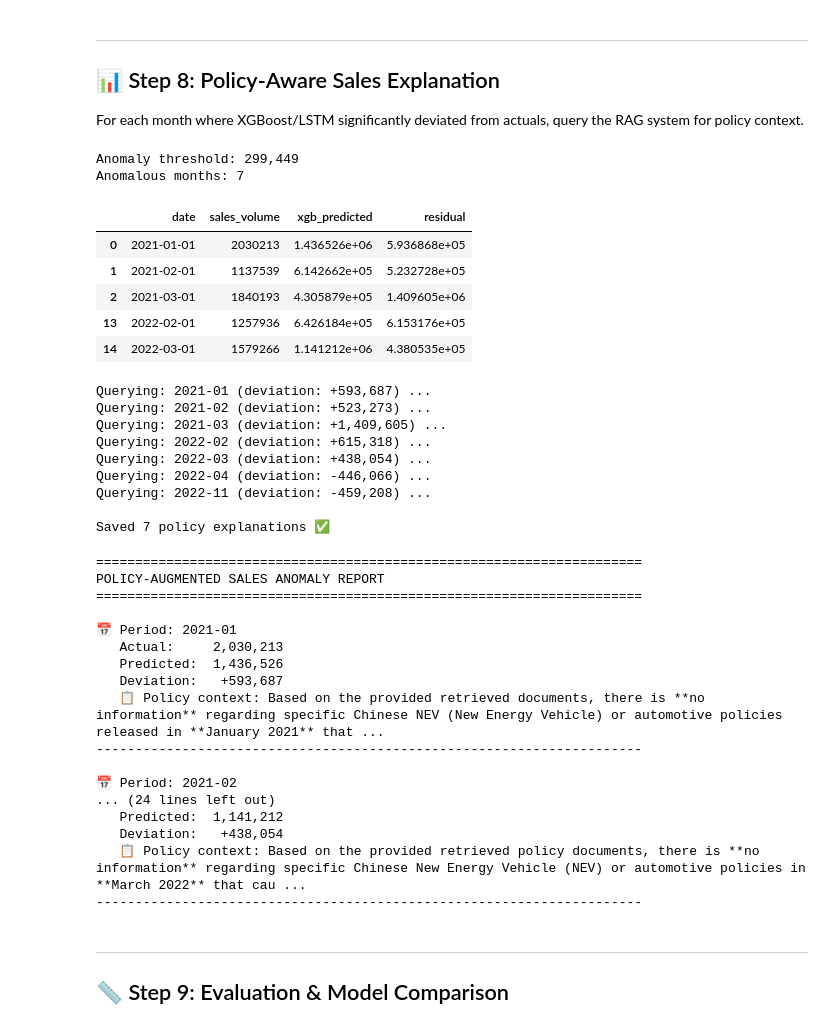
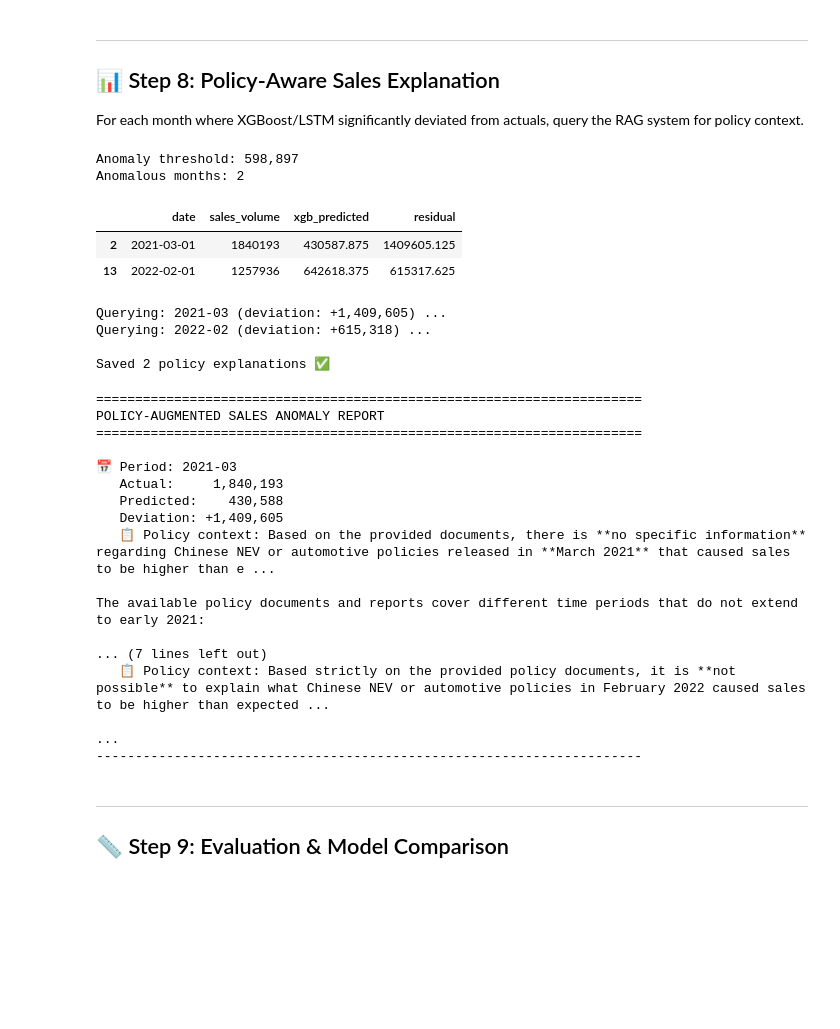
Before and after one commit to TanvirTurja/automotive-policy-rag, a Jupyter notebook: training.ipynb, the cells around one changed output. Saved outputs shown, nothing was run; the diff lists cells and outputs as text; code cells hidden in the pictures; blank space fills up the shorter version.

```diff
--- a/training.ipynb
+++ b/training.ipynb
@@ -751,27 +752,24 @@ The question asks why NEV sales dropped in mid-2019. However, based strictly on
 
 For each month where XGBoost/LSTM significantly deviated from actuals, query the RAG system for policy context.
 # %%
-# ── Detect Sales Anomalies (actual vs predicted deviation > 1 std) ──
+# ── Detect Sales Anomalies (actual vs predicted deviation > 2 std) ──
 test_df = feat_df.loc[test_mask].copy().reset_index(drop=True)
 test_df['xgb_predicted'] = xgb_preds
 test_df['residual'] = test_df['sales_volume'] - test_df['xgb_predicted']
 test_df['abs_residual'] = test_df['residual'].abs()
 
-threshold = test_df['abs_residual'].std()
+threshold = test_df['abs_residual'].std() * 2
 anomalies = test_df[test_df['abs_residual'] > threshold].copy()
 
 print(f"Anomaly threshold: {threshold:,.0f}")
 print(f"Anomalous months: {len(anomalies)}")
 anomalies[['date', 'sales_volume', 'xgb_predicted', 'residual']].head()
 # %% [output]
-Anomaly threshold: 299,449
-Anomalous months: 7
+Anomaly threshold: 598,897
+Anomalous months: 2
 |  | date | sales_volume | xgb_predicted | residual |
-| 0 | 2021-01-01 | 2030213 | 1.436526e+06 | 5.936868e+05 |
-| 1 | 2021-02-01 | 1137539 | 6.142662e+05 | 5.232728e+05 |
-| 2 | 2021-03-01 | 1840193 | 4.305879e+05 | 1.409605e+06 |
-| 13 | 2022-02-01 | 1257936 | 6.426184e+05 | 6.153176e+05 |
-| 14 | 2022-03-01 | 1579266 | 1.141212e+06 | 4.380535e+05 |
+| 2 | 2021-03-01 | 1840193 | 430587.875 | 1409605.125 |
+| 13 | 2022-02-01 | 1257936 | 642618.375 | 615317.625 |
 # %%
 # ── Query RAG for Each Anomalous Month ──
 import json as _json
@@ -800,15 +798,10 @@ with open('results/policy_explanations.json', 'w', encoding='utf-8') as f:
     _json.dump(explanations, f, ensure_ascii=False, indent=2)
 print(f'\nSaved {len(explanations)} policy explanations ✅')
 # %% [output]
-Querying: 2021-01 (deviation: +593,687) ...
-Querying: 2021-02 (deviation: +523,273) ...
 Querying: 2021-03 (deviation: +1,409,605) ...
 Querying: 2022-02 (deviation: +615,318) ...
-Querying: 2022-03 (deviation: +438,054) ...
-Querying: 2022-04 (deviation: -446,066) ...
-Querying: 2022-11 (deviation: -459,208) ...
 
-Saved 7 policy explanations ✅
+Saved 2 policy explanations ✅
 # %%
 # ── Display Combined Results ──
 print("\n" + "="*70)
@@ -827,19 +820,19 @@ for exp in explanations[:5]:  # Show first 5
 POLICY-AUGMENTED SALES ANOMALY REPORT
 ======================================================================
 
-📅 Period: 2021-01
-   Actual:     2,030,213
-   Predicted:  1,436,526
-   Deviation:   +593,687
-   📋 Policy context: Based on the provided retrieved documents, there is **no information** regarding specific Chinese NEV (New Energy Vehicle) or automotive policies released in **January 2021** that ...
+📅 Period: 2021-03
+   Actual:     1,840,193
+   Predicted:    430,588
+   Deviation: +1,409,605
+   📋 Policy context: Based on the provided documents, there is **no specific information** regarding Chinese NEV or automotive policies released in **March 2021** that caused sales to be higher than e ...
+
+The available policy documents and reports cover different time periods that do not extend to early 2021:
+
+... (7 lines left out)
+   📋 Policy context: Based strictly on the provided policy documents, it is **not possible** to explain what Chinese NEV or automotive policies in February 2022 caused sales to be higher than expected ...
+
+...
 ----------------------------------------------------------------------
-
-📅 Period: 2021-02
-... (24 lines left out)
-   Predicted:  1,141,212
-   Deviation:   +438,054
-   📋 Policy context: Based on the provided retrieved policy documents, there is **no information** regarding specific Chinese New Energy Vehicle (NEV) or automotive policies in **March 2022** that cau ...
-----------------------------------------------------------------------
 # %% [markdown]
 ---
 ## 📏 Step 9: Evaluation & Model Comparison
```
Also changed, not shown: parts of 9 cells of this notebook.
